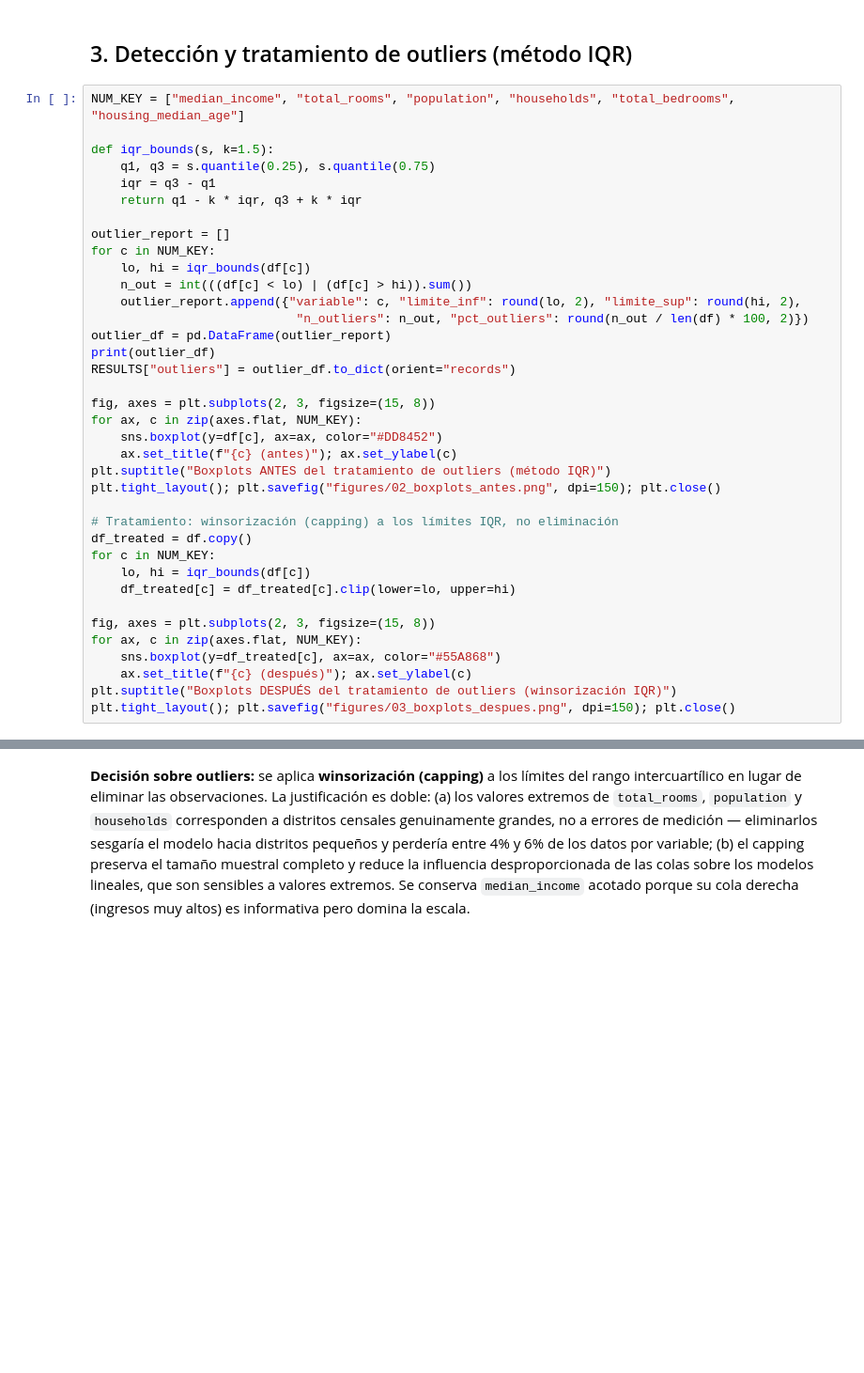
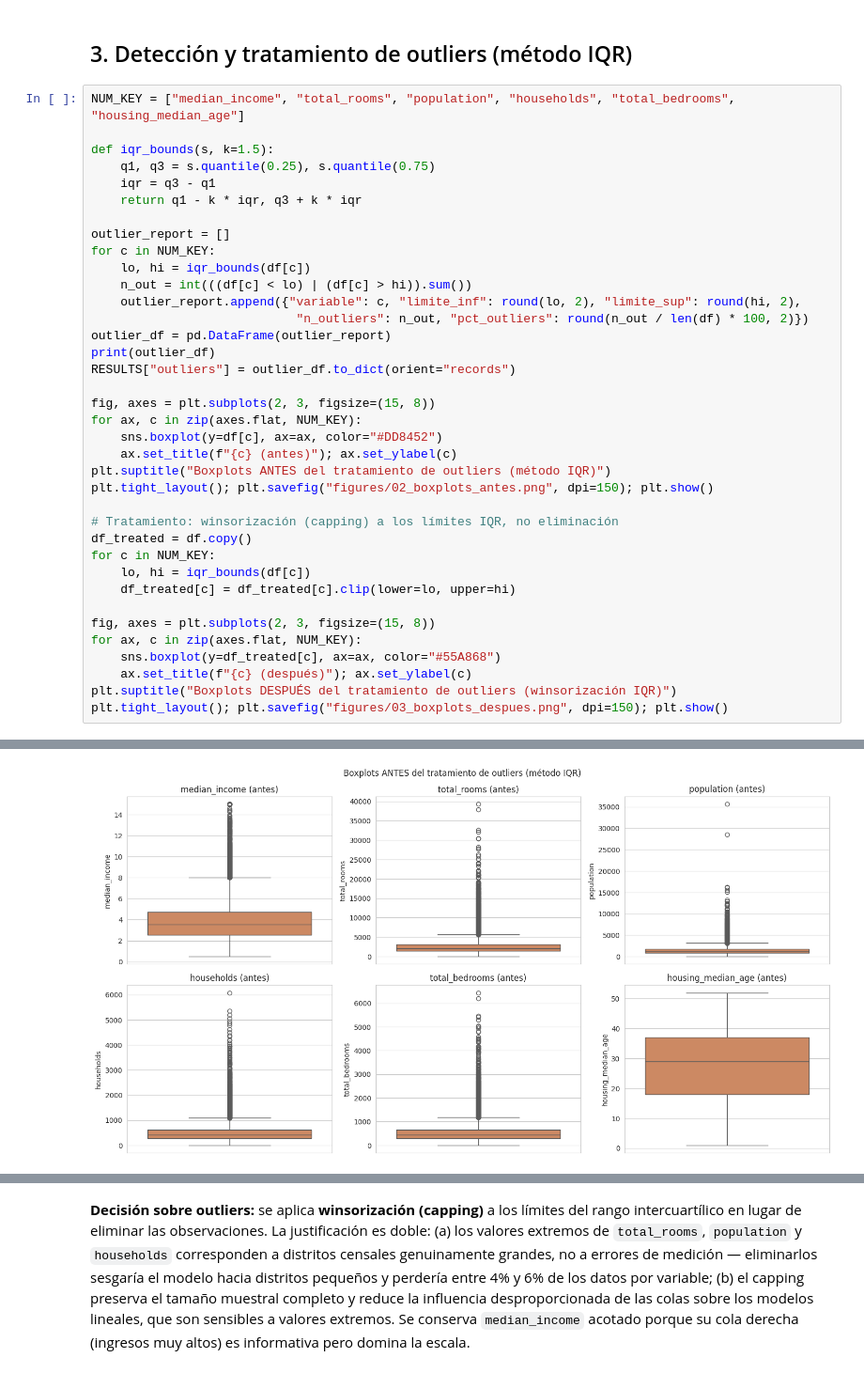
Before and after one commit to SotoAlt/ML1_ExamenAplicado_Soto_Rodrigo, a Jupyter notebook: ML1_ExamenAplicado_Soto_Rodrigo.ipynb, the cells around one changed output, grey strips where cells are left out. Shown at 94% size. Drawn from its saved outputs; the diff is of its cells as text; blank space fills up the shorter version.

```diff
--- a/ML1_ExamenAplicado_Soto_Rodrigo.ipynb
+++ b/ML1_ExamenAplicado_Soto_Rodrigo.ipynb
@@ -173,32 +174,33 @@ for c in NUM_KEY:
                             "n_outliers": n_out, "pct_outliers": round(n_out / len(df) * 100, 2)})
 outlier_df = pd.DataFrame(outlier_report)
 print(outlier_df)
 RESULTS["outliers"] = outlier_df.to_dict(orient="records")
 
 fig, axes = plt.subplots(2, 3, figsize=(15, 8))
 for ax, c in zip(axes.flat, NUM_KEY):
     sns.boxplot(y=df[c], ax=ax, color="#DD8452")
     ax.set_title(f"{c} (antes)"); ax.set_ylabel(c)
 plt.suptitle("Boxplots ANTES del tratamiento de outliers (método IQR)")
-plt.tight_layout(); plt.savefig("figures/02_boxplots_antes.png", dpi=150); plt.close()
+plt.tight_layout(); plt.savefig("figures/02_boxplots_antes.png", dpi=150); plt.show()
 
 # Tratamiento: winsorización (capping) a los límites IQR, no eliminación
 df_treated = df.copy()
 for c in NUM_KEY:
     lo, hi = iqr_bounds(df[c])
     df_treated[c] = df_treated[c].clip(lower=lo, upper=hi)
 
 fig, axes = plt.subplots(2, 3, figsize=(15, 8))
 for ax, c in zip(axes.flat, NUM_KEY):
     sns.boxplot(y=df_treated[c], ax=ax, color="#55A868")
     ax.set_title(f"{c} (después)"); ax.set_ylabel(c)
 plt.suptitle("Boxplots DESPUÉS del tratamiento de outliers (winsorización IQR)")
-plt.tight_layout(); plt.savefig("figures/03_boxplots_despues.png", dpi=150); plt.close()
+plt.tight_layout(); plt.savefig("figures/03_boxplots_despues.png", dpi=150); plt.show()
 # %% [output]
              variable  limite_inf  limite_sup  n_outliers  pct_outliers
 0       median_income       -0.71        8.01         681          3.30
 1         total_rooms    -1102.62     5698.38        1287          6.24
 2          population     -620.00     3132.00        1196          5.79
 3          households     -207.50     1092.50        1220          5.91
 4      total_bedrooms     -230.50     1173.50        1271          6.16
 5  housing_median_age      -10.50       65.50           0          0.00
+[figure, added]
```
Also changed, not shown: parts of 14 cells of this notebook.
